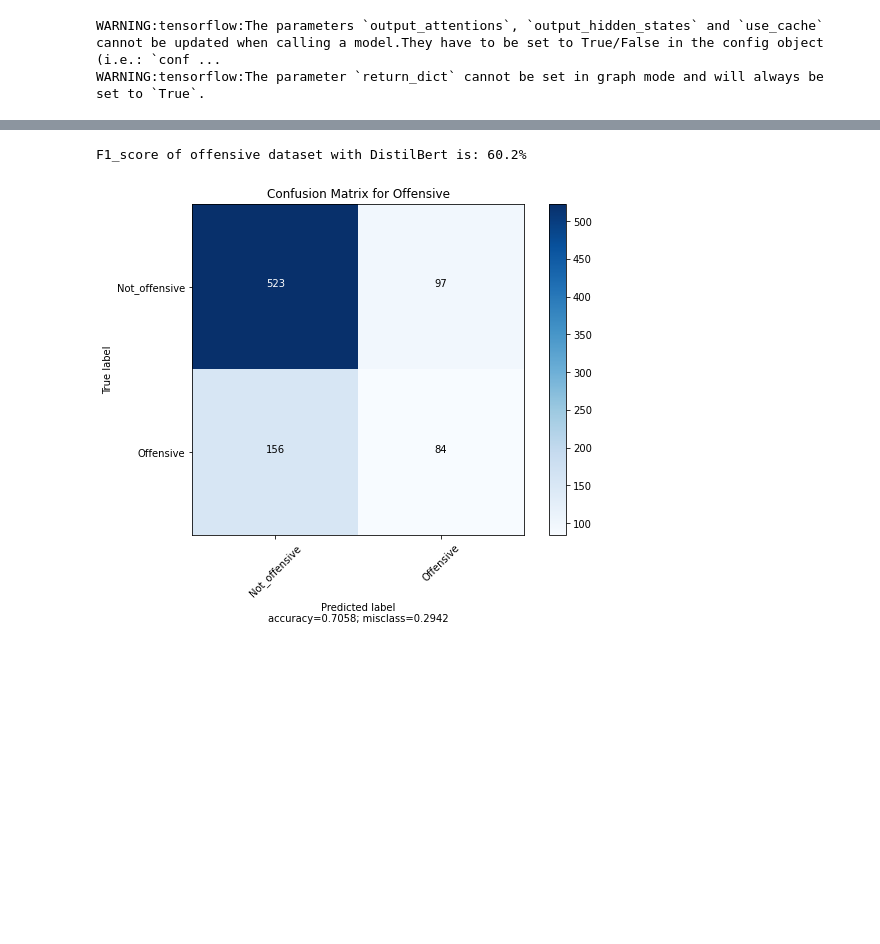
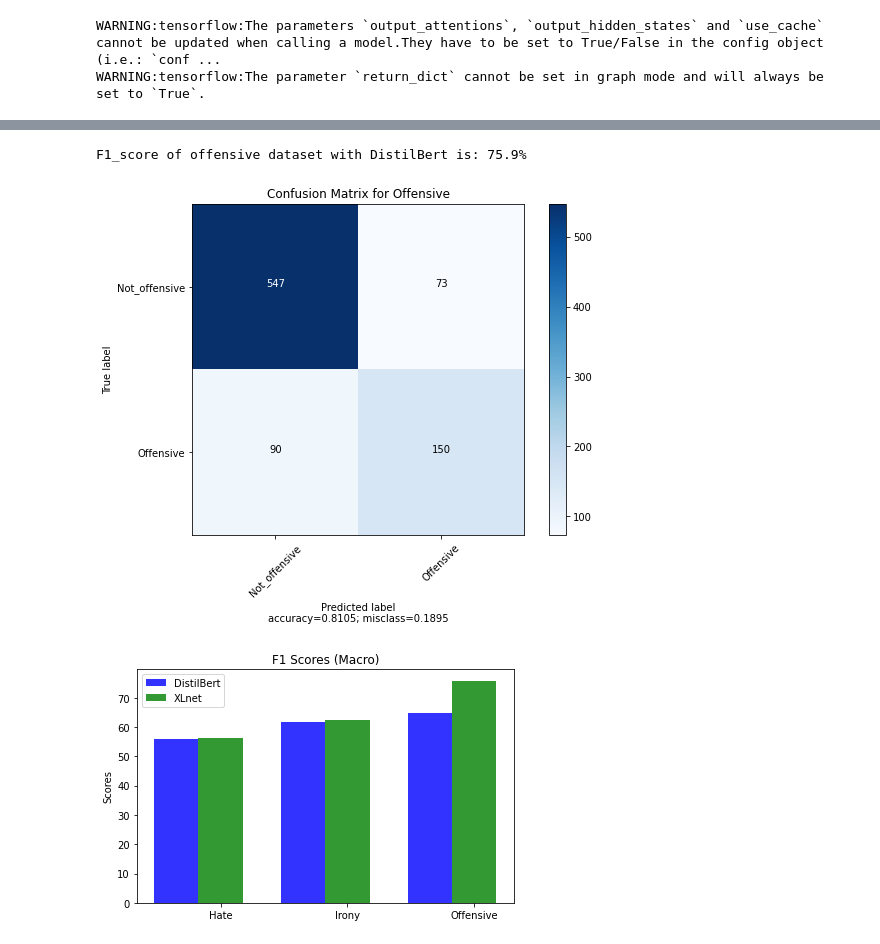
Before and after one commit to gibsonx/CE888, a Jupyter notebook: Assignment/Assignment_2.ipynb, the cells around one changed output, grey strips where cells are left out. Cells and saved outputs as stored; diff of their text form; code cells hidden in the pictures; blank space fills up the shorter version.

```diff
--- a/Assignment/Assignment_2.ipynb
+++ b/Assignment/Assignment_2.ipynb
@@ -347,8 +439,12 @@ WARNING:tensorflow:The parameter `return_dict` cannot be set in graph mode and w
 offensive_pred_xl_label = [i[0] for i in preds_xl_offensive.round().astype(int)]
 cm = confusion_matrix(offensive_dict_test.label,offensive_pred_xl_label)
 f1_xl_offensive = f1_score(offensive_dict_test.label,offensive_pred_xl_label,average='macro')
-print("F1_score of offensive dataset with DistilBert is: %.1f%%" % round(f1_xl_offensive * 100,1))
+print("F1_score of offensive dataset with XLNET is: %.1f%%" % round(f1_xl_offensive * 100,1))
 plot_confusion_matrix(cm, normalize=False,target_names=['Not_offensive', 'Offensive'],title="Confusion Matrix for Offensive")
 # %% [output]
-F1_score of offensive dataset with DistilBert is: 60.2%
+F1_score of offensive dataset with DistilBert is: 75.9%
-[figure, old version]
+[figure, new version]
+# %%
+f1_score_bar(f1_dl_hate,f1_dl_irony,f1_dl_offensive,f1_xl_hate,f1_xl_irony,f1_xl_offensive)
+# %% [output]
+[figure, added]
```
Also changed, not shown: parts of 23 cells of this notebook.
